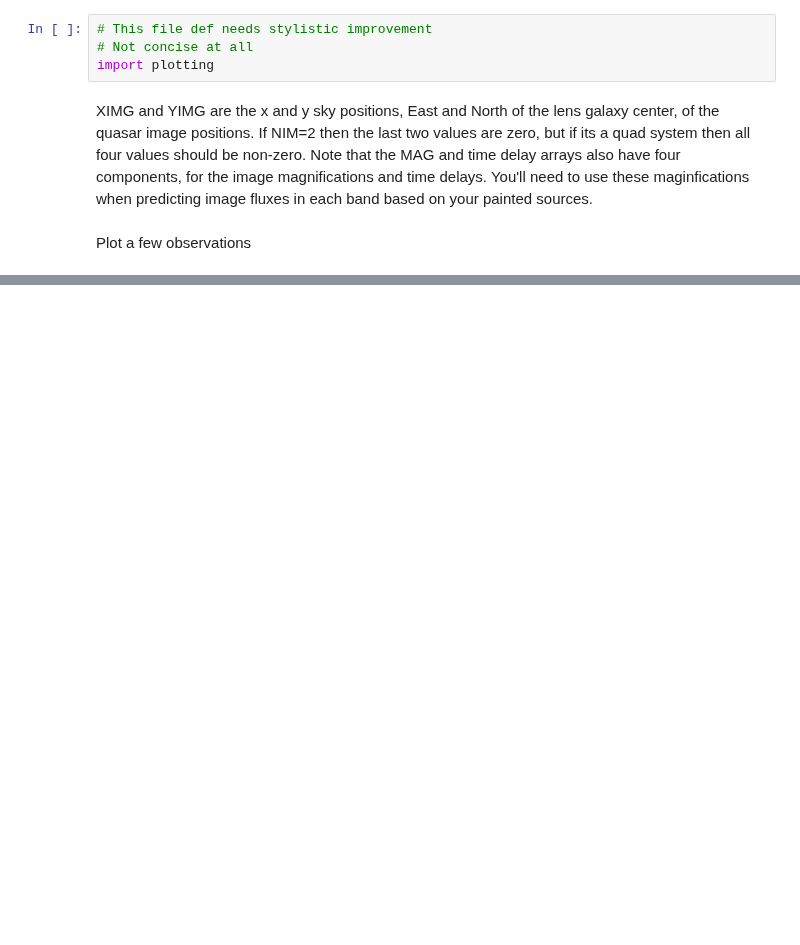
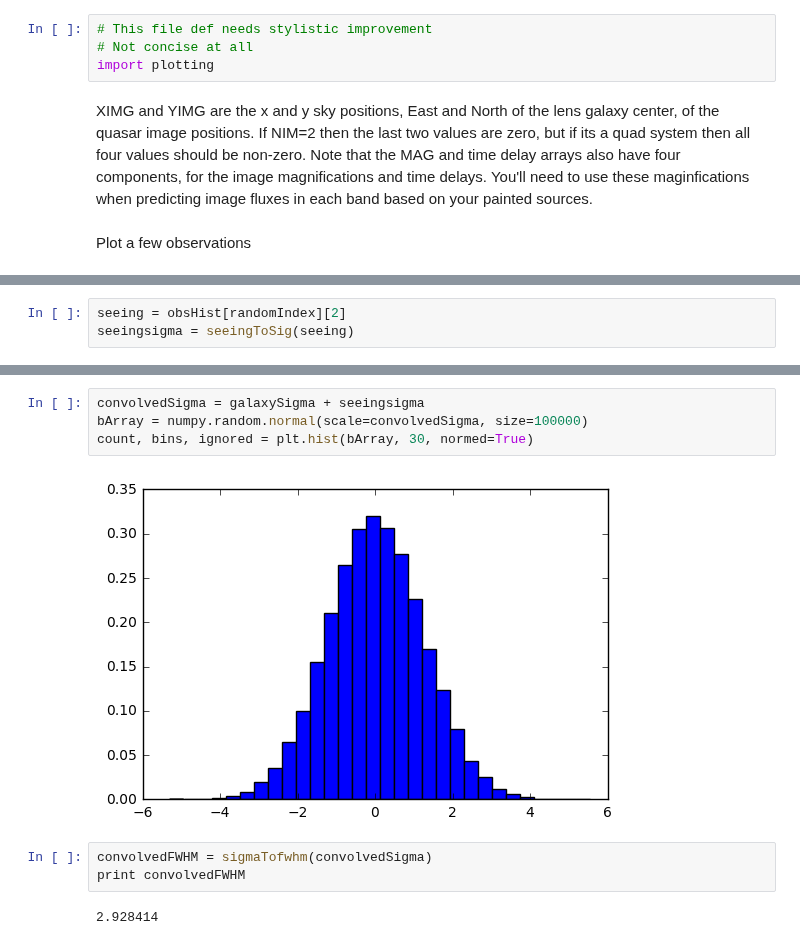
Before and after one commit to jiwoncpark/SLRealizer, a Jupyter notebook: doc/tutorials/Basics.ipynb, the cells around one changed output, grey strips where cells are left out. Cells and saved outputs as stored; diff of their text form; blank space fills up the shorter version.

```diff
--- a/doc/tutorials/Basics.ipynb
+++ b/doc/tutorials/Basics.ipynb
@@ -92,0 +115,3 @@ if(obsHist[randomIndex][1]!='y'):
+# %%
+seeing = obsHist[randomIndex][2]
+seeingsigma = seeingToSig(seeing)
@@ -92,0 +133,11 @@ if(obsHist[randomIndex][1]!='y'):
+# %%
+convolvedSigma = galaxySigma + seeingsigma
+bArray = numpy.random.normal(scale=convolvedSigma, size=100000)
+count, bins, ignored = plt.hist(bArray, 30, normed=True)
+# %% [output]
+[figure, added]
+# %%
+convolvedFWHM = sigmaTofwhm(convolvedSigma)
+print convolvedFWHM
+# %% [output]
+2.928414
```
Also changed, not shown: parts of 9 cells of this notebook.
